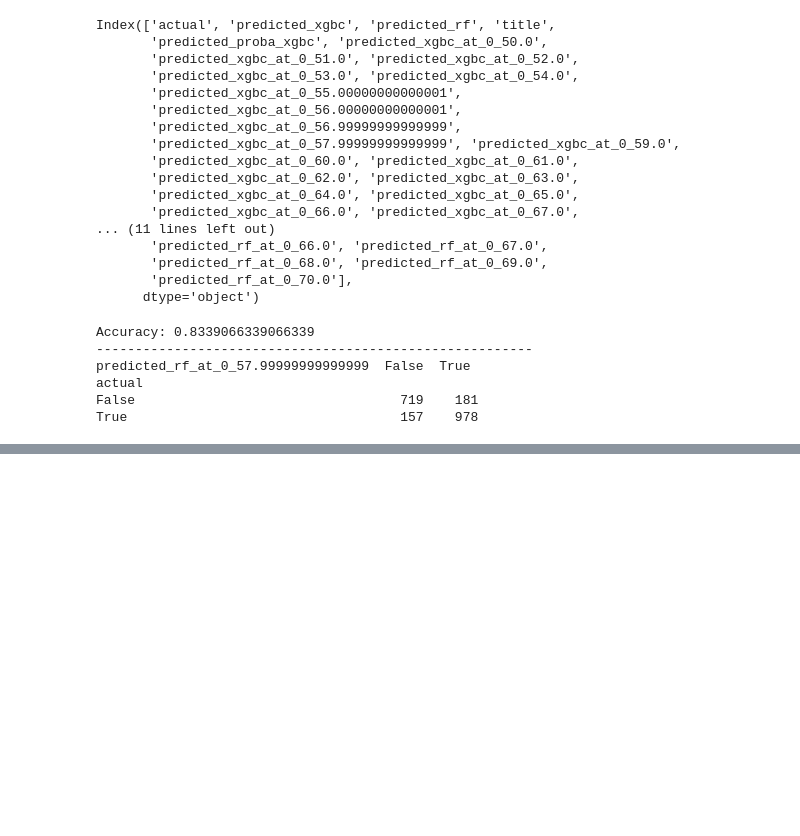
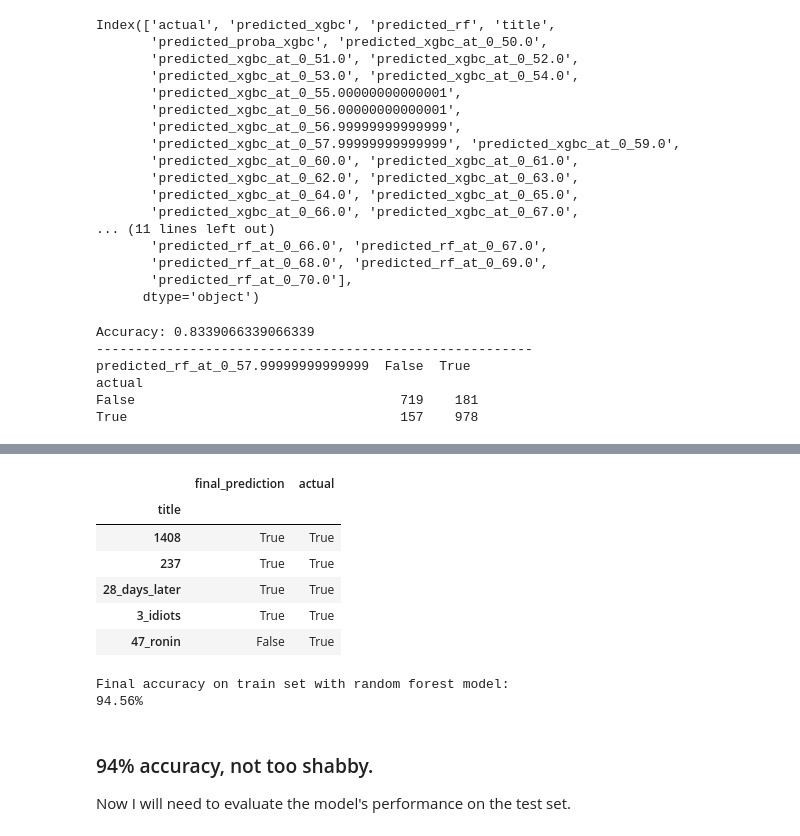
Before and after one commit to matthewzapata/twitter-trigger-warnings, a Jupyter notebook: trigger_warnings.ipynb, the cells around one changed output, grey strips where cells are left out. Cells and saved outputs as stored; diff of their text form; code cells hidden in the pictures; blank space fills up the shorter version.

```diff
--- a/trigger_warnings.ipynb
+++ b/trigger_warnings.ipynb
@@ -2015 +2082,21 @@ True                                   157    978
+# %%
+final_pred_and_actual = pd.concat([counts_rf.final_prediction, train.groupby('title').actual.max()], axis=1)
+final_pred_and_actual.head()
+# %% [output]
+|  | final_prediction | actual |
+| title |  |  |
+| 1408 | True | True |
+| 237 | True | True |
+| 28_days_later | True | True |
+| 3_idiots | True | True |
+| 47_ronin | False | True |
+# %%
+print(f'''Final accuracy on train set with random forest model:
+{accuracy_score(final_pred_and_actual.actual, final_pred_and_actual.final_prediction)*100:.2f}%''')
+# %% [output]
+Final accuracy on train set with random forest model:
+94.56%
+# %% [markdown]
+### 94% accuracy, not too shabby.
+Now I will need to evaluate the model's performance on the test set.
 # %%
```
Also changed, not shown: parts of 8 cells of this notebook.
